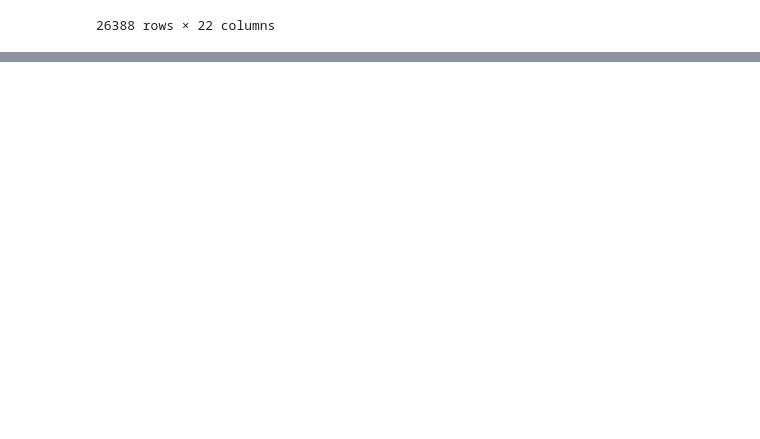
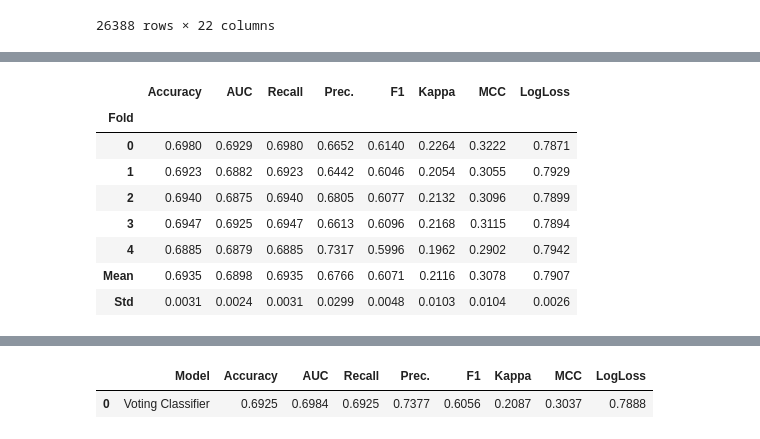
Before and after one commit to Muj2n/Credit_Card_User_Overdue_Forecast, a Jupyter notebook: Credit Card User Overdue Forecast.ipynb, the cells around one changed output, grey strips where cells are left out. Drawn from its saved outputs; the diff is of its cells as text; code cells hidden in the pictures; blank space fills up the shorter version.

```diff
--- a/Credit Card User Overdue Forecast.ipynb
+++ b/Credit Card User Overdue Forecast.ipynb
@@ -612,0 +562,4 @@ Pipeline(memory=FastMemory(location=/tmp/joblib),
+# %%
+blended = blend_models(estimator_list = best5, fold = 10, optimize = 'logloss')
+pred_holdout = predict_model(blended)
+# %% [output]
@@ -612,0 +567,9 @@ Pipeline(memory=FastMemory(location=/tmp/joblib),
+|  | Accuracy | AUC | Recall | Prec. | F1 | Kappa | MCC | LogLoss |
+| Fold |  |  |  |  |  |  |  |  |
+| 0 | 0.6980 | 0.6929 | 0.6980 | 0.6652 | 0.6140 | 0.2264 | 0.3222 | 0.7871 |
+| 1 | 0.6923 | 0.6882 | 0.6923 | 0.6442 | 0.6046 | 0.2054 | 0.3055 | 0.7929 |
+| 2 | 0.6940 | 0.6875 | 0.6940 | 0.6805 | 0.6077 | 0.2132 | 0.3096 | 0.7899 |
+| 3 | 0.6947 | 0.6925 | 0.6947 | 0.6613 | 0.6096 | 0.2168 | 0.3115 | 0.7894 |
+| 4 | 0.6885 | 0.6879 | 0.6885 | 0.7317 | 0.5996 | 0.1962 | 0.2902 | 0.7942 |
+| Mean | 0.6935 | 0.6898 | 0.6935 | 0.6766 | 0.6071 | 0.2116 | 0.3078 | 0.7907 |
+| Std | 0.0031 | 0.0024 | 0.0031 | 0.0299 | 0.0048 | 0.0103 | 0.0104 | 0.0026 |
@@ -612,0 +577,2 @@ Pipeline(memory=FastMemory(location=/tmp/joblib),
+|  | Model | Accuracy | AUC | Recall | Prec. | F1 | Kappa | MCC | LogLoss |
+| 0 | Voting Classifier | 0.6925 | 0.6984 | 0.6925 | 0.7377 | 0.6056 | 0.2087 | 0.3037 | 0.7888 |
```
Also changed, not shown: parts of 39 cells of this notebook.
